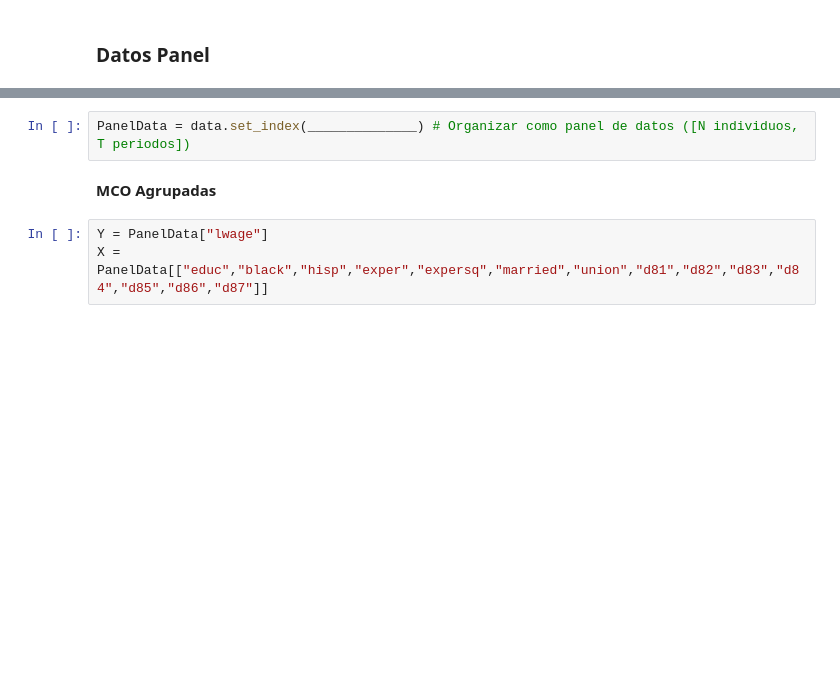
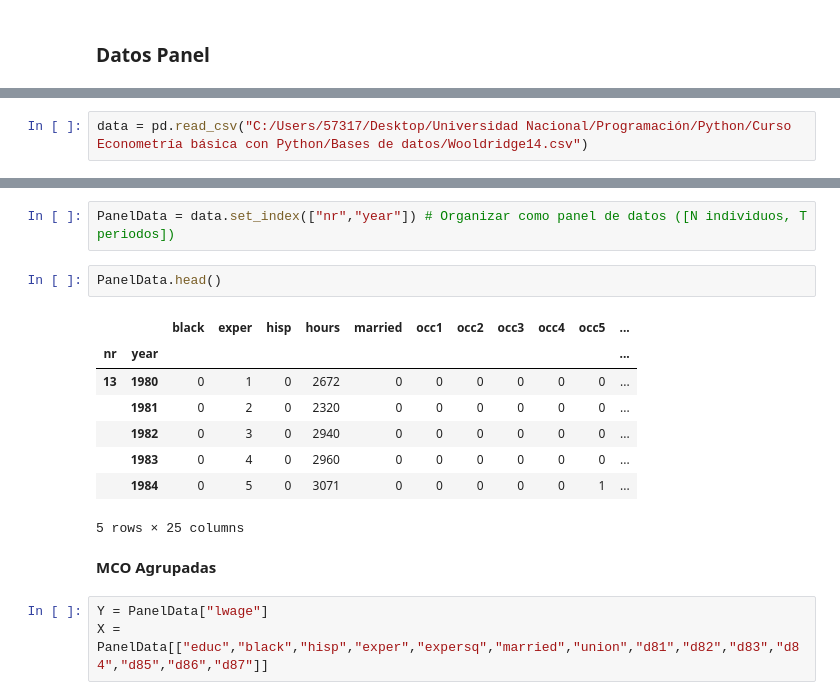
Before and after one commit to JuanAcevedoEcon/Econometria-basica-con-Python, a Jupyter notebook: Scripts/(7) Datos Panel.ipynb, the cells around one changed output, grey strips where cells are left out. Drawn from its saved outputs; the diff is of its cells as text; blank space fills up the shorter version.

```diff
--- a/Scripts/(7) Datos Panel.ipynb
+++ b/Scripts/(7) Datos Panel.ipynb
@@ -20,0 +67,2 @@ data = pd.read_csv("____________")
+# %%
+data = pd.read_csv("C:/Users/57317/Desktop/Universidad Nacional/Programación/Python/Curso Econometría básica con Python/Bases de datos/Wooldridge14.csv")
@@ -21,5 +99,16 @@ data = pd.read_csv("____________")
 # %%
-PanelData = data.set_index(______________) # Organizar como panel de datos ([N individuos, T periodos])
+PanelData = data.set_index(["nr","year"]) # Organizar como panel de datos ([N individuos, T periodos])
+# %%
+PanelData.head()
+# %% [output]
+|  |  | black | exper | hisp | hours | married | occ1 | occ2 | occ3 | occ4 | occ5 | ... |
+| nr | year |  |  |  |  |  |  |  |  |  |  | ... |
+| 13 | 1980 | 0 | 1 | 0 | 2672 | 0 | 0 | 0 | 0 | 0 | 0 | ... |
+|  | 1981 | 0 | 2 | 0 | 2320 | 0 | 0 | 0 | 0 | 0 | 0 | ... |
+|  | 1982 | 0 | 3 | 0 | 2940 | 0 | 0 | 0 | 0 | 0 | 0 | ... |
+|  | 1983 | 0 | 4 | 0 | 2960 | 0 | 0 | 0 | 0 | 0 | 0 | ... |
+|  | 1984 | 0 | 5 | 0 | 3071 | 0 | 0 | 0 | 0 | 0 | 1 | ... |
+5 rows × 25 columns
 # %% [markdown]
 **MCO Agrupadas**
 # %%
```
Also changed, not shown: parts of 15 cells of this notebook, 2 other files.
